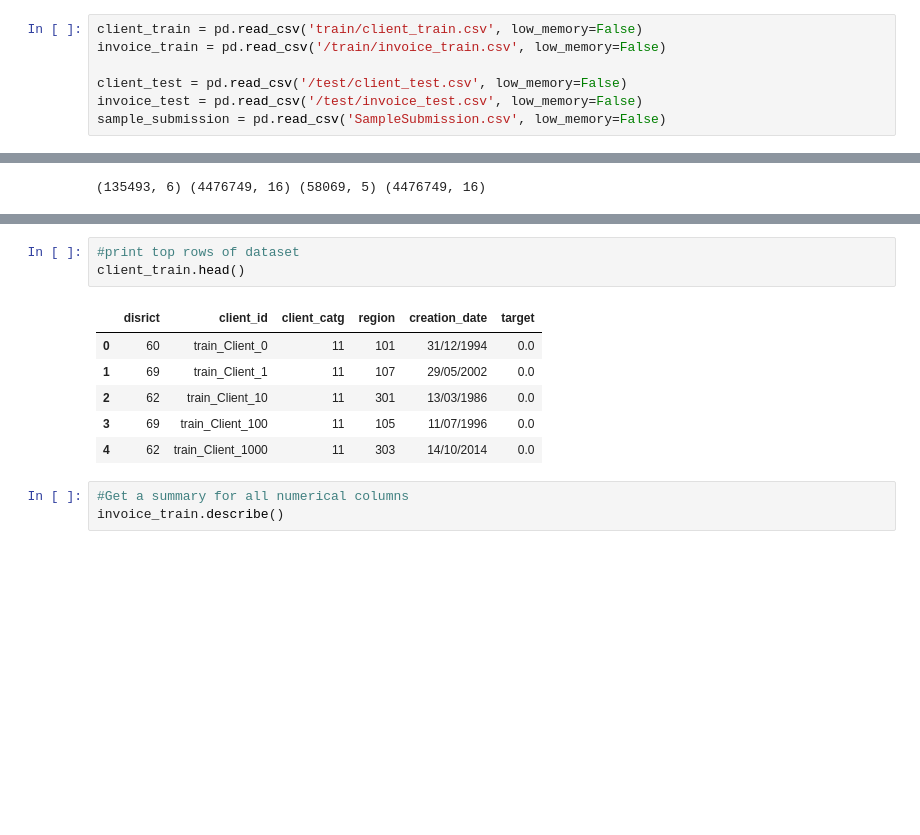
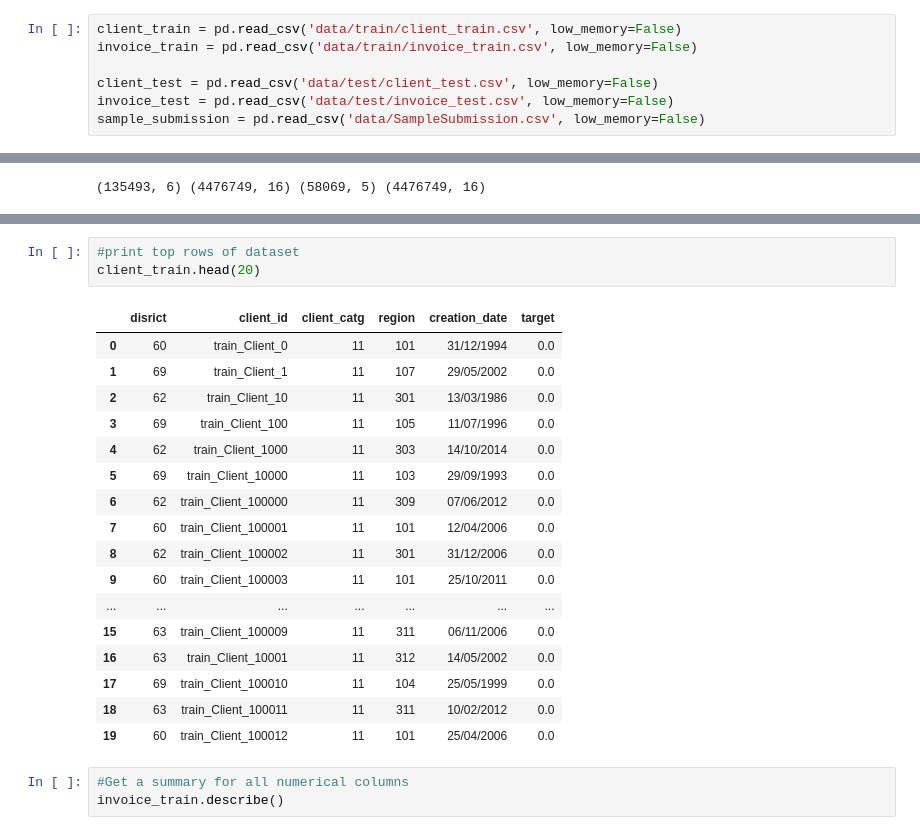
Before and after one commit to dmitriishumakher-ds/ds-fraud-repo, a Jupyter notebook: Fraud_Detection_Starter.ipynb, the cells around one changed output, grey strips where cells are left out. Saved outputs shown, nothing was run; the diff lists cells and outputs as text; blank space fills up the shorter version.

```diff
--- a/Fraud_Detection_Starter.ipynb
+++ b/Fraud_Detection_Starter.ipynb
@@ -60,9 +25,9 @@ warnings.simplefilter('ignore')
 # %% [markdown]
 ## Read the Data
 # %%
-client_train = pd.read_csv('train/client_train.csv', low_memory=False)
-invoice_train = pd.read_csv('/train/invoice_train.csv', low_memory=False)
+client_train = pd.read_csv('data/train/client_train.csv', low_memory=False)
+invoice_train = pd.read_csv('data/train/invoice_train.csv', low_memory=False)
 
-client_test = pd.read_csv('/test/client_test.csv', low_memory=False)
-invoice_test = pd.read_csv('/test/invoice_test.csv', low_memory=False)
-sample_submission = pd.read_csv('SampleSubmission.csv', low_memory=False)
+client_test = pd.read_csv('data/test/client_test.csv', low_memory=False)
+invoice_test = pd.read_csv('data/test/invoice_test.csv', low_memory=False)
+sample_submission = pd.read_csv('data/SampleSubmission.csv', low_memory=False)
@@ -88,13 +62,24 @@ invoice_train.head()
 # %%
 #print top rows of dataset
-client_train.head()
+client_train.head(20)
 # %% [output]
 |  | disrict | client_id | client_catg | region | creation_date | target |
 | 0 | 60 | train_Client_0 | 11 | 101 | 31/12/1994 | 0.0 |
 | 1 | 69 | train_Client_1 | 11 | 107 | 29/05/2002 | 0.0 |
 | 2 | 62 | train_Client_10 | 11 | 301 | 13/03/1986 | 0.0 |
 | 3 | 69 | train_Client_100 | 11 | 105 | 11/07/1996 | 0.0 |
 | 4 | 62 | train_Client_1000 | 11 | 303 | 14/10/2014 | 0.0 |
+| 5 | 69 | train_Client_10000 | 11 | 103 | 29/09/1993 | 0.0 |
+| 6 | 62 | train_Client_100000 | 11 | 309 | 07/06/2012 | 0.0 |
+| 7 | 60 | train_Client_100001 | 11 | 101 | 12/04/2006 | 0.0 |
+| 8 | 62 | train_Client_100002 | 11 | 301 | 31/12/2006 | 0.0 |
+| 9 | 60 | train_Client_100003 | 11 | 101 | 25/10/2011 | 0.0 |
+| ... | ... | ... | ... | ... | ... | ... |
+| 15 | 63 | train_Client_100009 | 11 | 311 | 06/11/2006 | 0.0 |
+| 16 | 63 | train_Client_10001 | 11 | 312 | 14/05/2002 | 0.0 |
+| 17 | 69 | train_Client_100010 | 11 | 104 | 25/05/1999 | 0.0 |
+| 18 | 63 | train_Client_100011 | 11 | 311 | 10/02/2012 | 0.0 |
+| 19 | 60 | train_Client_100012 | 11 | 101 | 25/04/2006 | 0.0 |
 # %%
 #Get a summary for all numerical columns
 invoice_train.describe()
```
Also changed, not shown: parts of 9 cells of this notebook, 1 other file.
